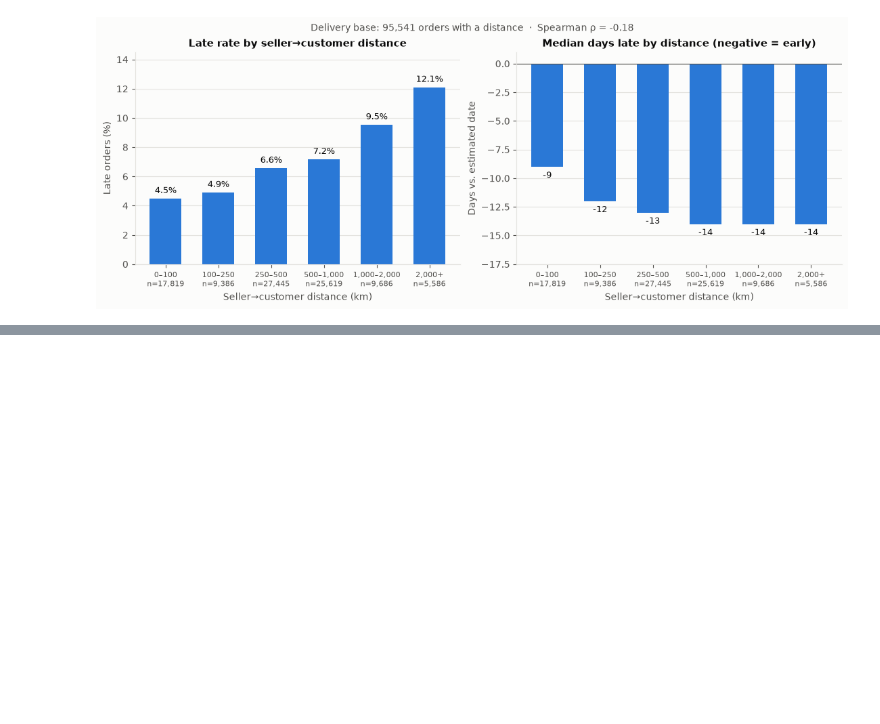
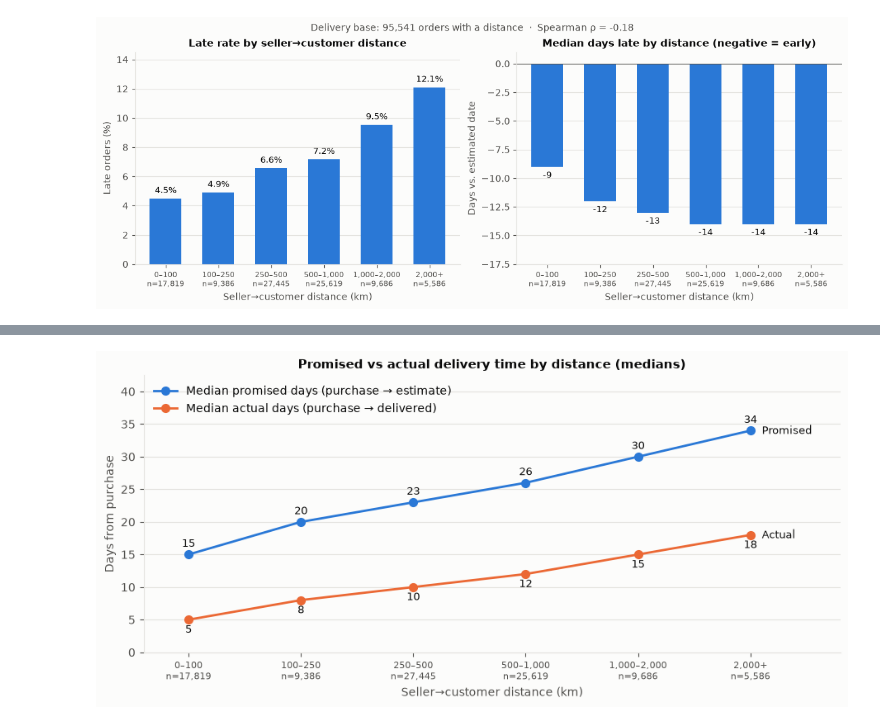
Before and after one commit to DevarshiDave1120-cmd/olist-marketplace-operations-analytics, a Jupyter notebook: notebooks/olist_analysis.ipynb, the cells around one changed output, grey strips where cells are left out. Drawn from its saved outputs; the diff is of its cells as text; code cells hidden in the pictures; blank space fills up the shorter version.

Commit message:
Step 6a addendum: padding test and lanes by late-order count
Co-Authored-By: Claude Opus 5.5 <noreply@anthropic.com>

```diff
--- a/notebooks/olist_analysis.ipynb
+++ b/notebooks/olist_analysis.ipynb
@@ -201,0 +206,19 @@ plt.show()
+# %%
+dates = q("""
+    SELECT order_id,
+           DATEDIFF(day, purchase_date, estimated_delivery_date) AS promised_days,
+           DATEDIFF(day, purchase_date, delivered_date)          AS actual_days
+    FROM OLIST.ANALYSIS.MART_DELIVERY_ORDERS""")
+d = d.drop(columns=["promised_days", "actual_days"], errors="ignore").merge(dates, on="order_id", how="left")
+assert d.promised_days.notna().all() and d.actual_days.notna().all()
+assert ((d.promised_days - d.actual_days) == -d.days_late).all()   # buffer = -days late
+
+pad = (d.groupby("distance_band", observed=False)
+         .agg(orders=("order_id", "size"),
+              median_promised_days=("promised_days", "median"),
+              median_actual_days=("actual_days", "median"),
+              p90_actual_days=("actual_days", lambda s: s.quantile(0.9)),
+              median_buffer_days=("days_late", lambda s: -s.median()),
+              late_rate=("is_late", "mean")))
+pad.style.format({"orders": "{:,}", "median_promised_days": "{:.0f}", "median_actual_days": "{:.0f}",
+                  "p90_actual_days": "{:.0f}", "median_buffer_days": "{:.0f}", "late_rate": "{:.1%}"})
@@ -201,0 +234,26 @@ plt.show()
+# %%
+ORANGE = "#eb6834"
+fig, ax = plt.subplots(figsize=(9, 4.2), constrained_layout=True)
+x = np.arange(len(pad))
+ax.plot(x, pad.median_promised_days, color=BLUE, linewidth=2, marker="o", markersize=7,
+        label="Median promised days (purchase → estimate)")
+ax.plot(x, pad.median_actual_days, color=ORANGE, linewidth=2, marker="o", markersize=7,
+        label="Median actual days (purchase → delivered)")
+for xi, (pr, ac) in enumerate(zip(pad.median_promised_days, pad.median_actual_days)):
+    ax.text(xi, pr + 0.8, f"{pr:.0f}", ha="center", va="bottom", fontsize=9, color=INK)
+    ax.text(xi, ac - 0.8, f"{ac:.0f}", ha="center", va="top", fontsize=9, color=INK)
+ax.annotate("Promised", (x[-1], pad.median_promised_days.iloc[-1]), xytext=(10, 0),
+            textcoords="offset points", va="center", fontsize=9, color=INK)
+ax.annotate("Actual", (x[-1], pad.median_actual_days.iloc[-1]), xytext=(10, 0),
+            textcoords="offset points", va="center", fontsize=9, color=INK)
+ax.set_xticks(x, [f"{lab}\nn={c:,}" for lab, c in zip(pad.index, pad.orders)], fontsize=8)
+ax.set_xlabel("Seller→customer distance (km)")
+ax.set_ylabel("Days from purchase")
+ax.set_title("Promised vs actual delivery time by distance (medians)")
+ax.set_ylim(0, pad.median_promised_days.max() * 1.25)
+ax.set_xlim(-0.4, len(pad) - 0.2)
+ax.legend(frameon=False, loc="upper left")
+fig.savefig(IMAGES / "6a_promised_vs_actual.png", dpi=150)
+plt.show()
+# %% [output]
+[figure, added]
```
Also changed, not shown: parts of 4 cells of this notebook, 2 other files.
